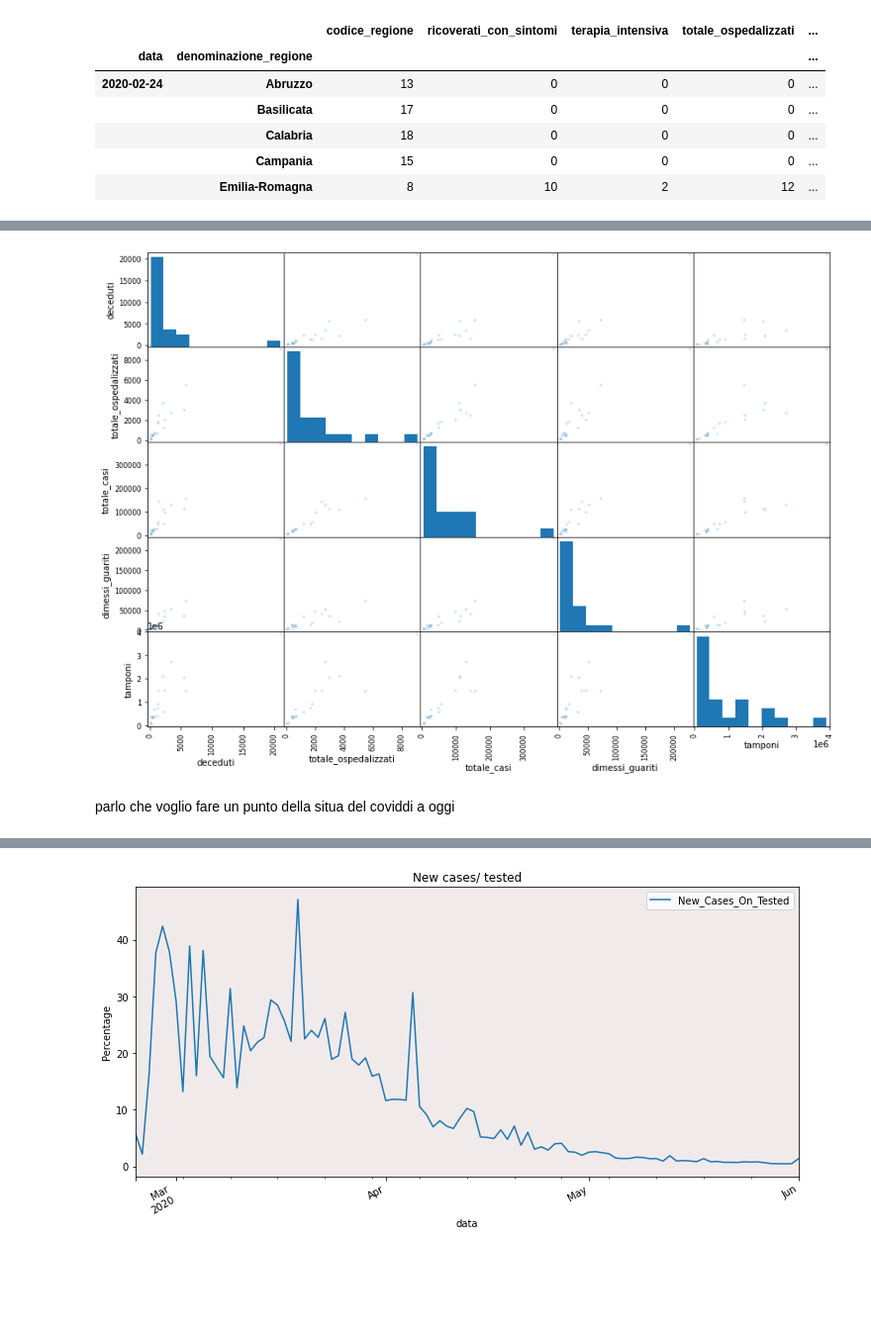
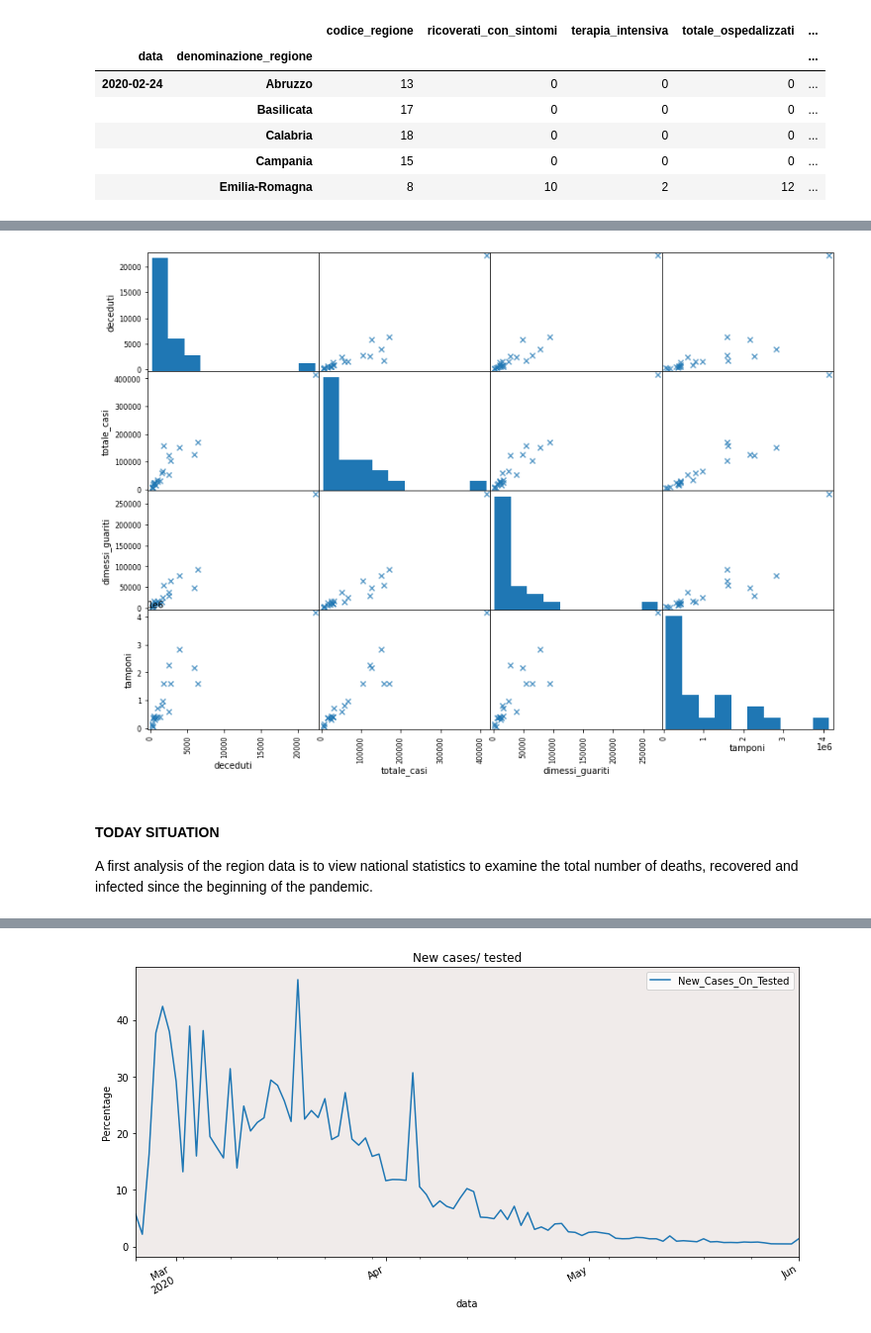
Before and after one commit to iacopoerpichini/AAGM, a Jupyter notebook: Erpichini.ipynb, the cells around one changed output, grey strips where cells are left out. Shown at 99% size. Saved outputs shown, nothing was run; the diff lists cells and outputs as text; code cells hidden in the pictures; blank space fills up the shorter version.

```diff
--- a/Erpichini.ipynb
+++ b/Erpichini.ipynb
@@ -218,10 +232,12 @@ Parlo di scatter matrix e correlazione tra i dati ???
 # %%
 data_to_plot = df_regions.loc[df_regions.data == df_regions.iloc[[-1]]["data"].item()]
-data_to_plot = data_to_plot[["data", "deceduti", "totale_ospedalizzati",
+data_to_plot = data_to_plot[["data", "deceduti",
                "totale_casi","dimessi_guariti", "tamponi"]]
-ax = pd.plotting.scatter_matrix(data_to_plot, alpha=0.2,figsize=(14,10))
+ax = pd.plotting.scatter_matrix(data_to_plot, alpha=0.7,figsize=(14,10),marker='x')
 # %% [output]
-[figure, old version]
+[figure, new version]
-# %% [markdown]
-parlo che voglio fare un punto della situa del coviddi a oggi
+# %% [markdown]
+#### TODAY SITUATION
+
+A first analysis of the region data is to view national statistics to examine the total number of deaths, recovered and infected since the beginning of the pandemic.
 # %%
```
Also changed, not shown: parts of 93 cells of this notebook.
